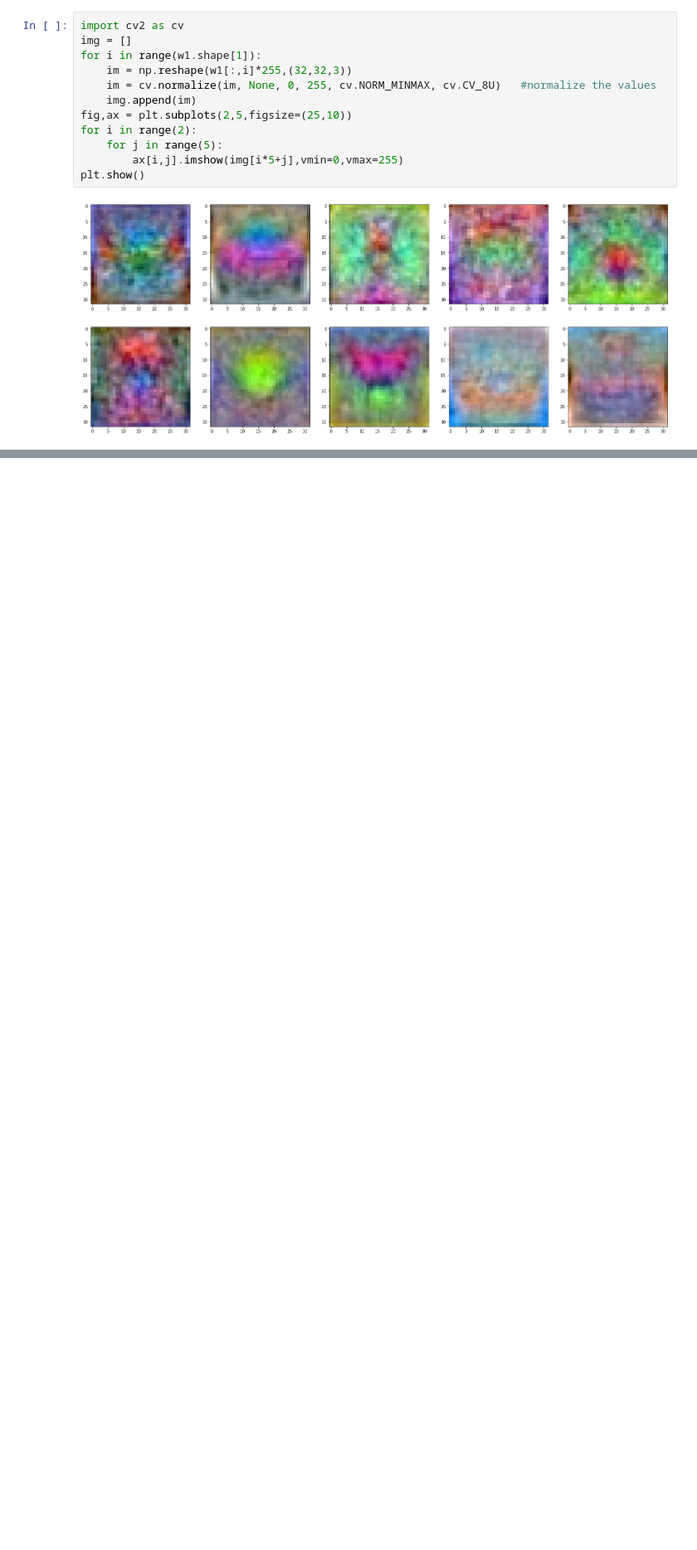
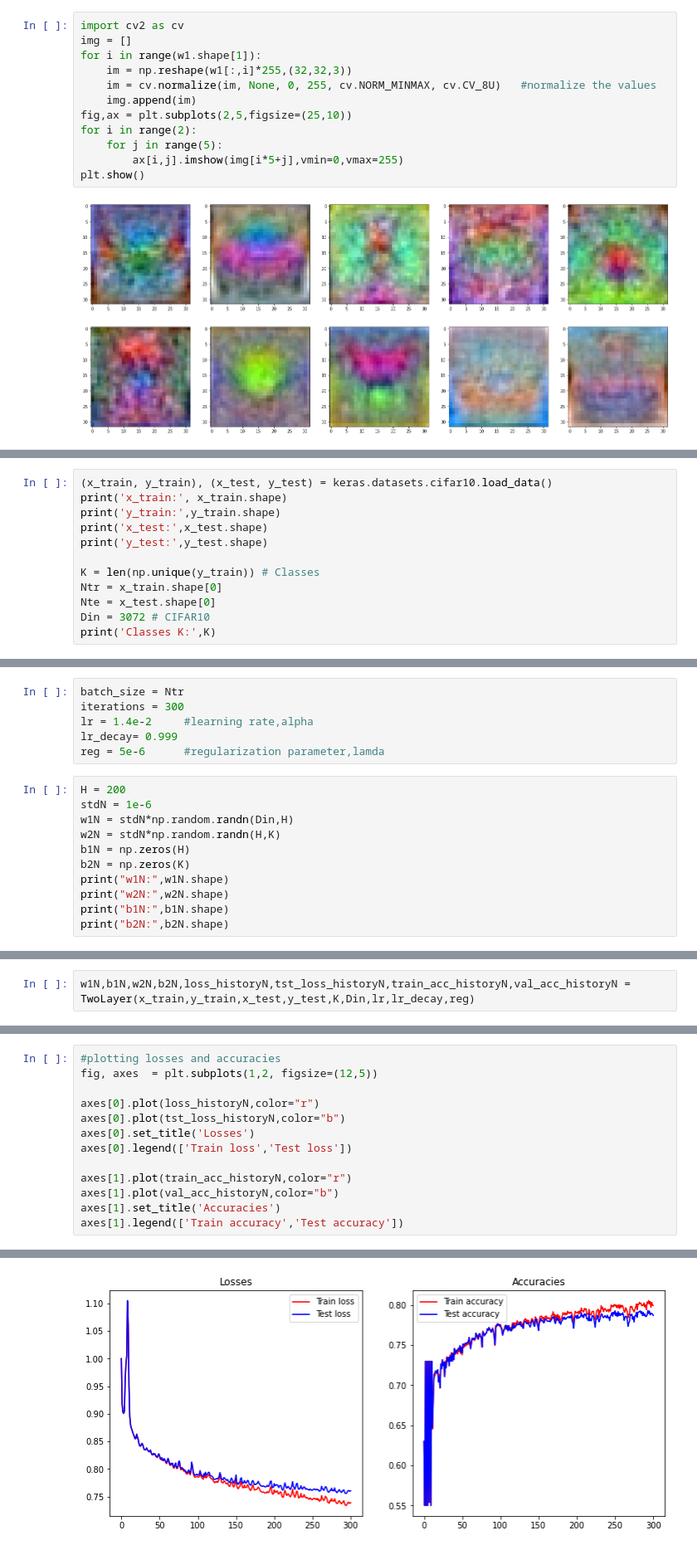
Before and after one commit to DilmiCaldera/Classification-Model-for-CIFAR10, a Jupyter notebook: A04_code.ipynb, the cells around one changed output, grey strips where cells are left out. Shown at 83% size. Drawn from its saved outputs; the diff is of its cells as text; blank space fills up the shorter version.

Commit message:
Two-layer fully connected network

```diff
--- a/A04_code.ipynb
+++ b/A04_code.ipynb
@@ -174,0 +177,12 @@ axes[1].legend(['Train accuracy','Test accuracy'])
+# %%
+(x_train, y_train), (x_test, y_test) = keras.datasets.cifar10.load_data()
+print('x_train:', x_train.shape)
+print('y_train:',y_train.shape)
+print('x_test:',x_test.shape)
+print('y_test:',y_test.shape)
+
+K = len(np.unique(y_train)) # Classes
+Ntr = x_train.shape[0]
+Nte = x_test.shape[0]
+Din = 3072 # CIFAR10
+print('Classes K:',K)
@@ -174,0 +217,17 @@ axes[1].legend(['Train accuracy','Test accuracy'])
+# %%
+batch_size = Ntr
+iterations = 300
+lr = 1.4e-2     #learning rate,alpha
+lr_decay= 0.999
+reg = 5e-6      #regularization parameter,lamda
+# %%
+H = 200
+stdN = 1e-6
+w1N = stdN*np.random.randn(Din,H)
+w2N = stdN*np.random.randn(H,K)
+b1N = np.zeros(H)
+b2N = np.zeros(K)
+print("w1N:",w1N.shape)
+print("w2N:",w2N.shape)
+print("b1N:",b1N.shape)
+print("b2N:",b2N.shape)
@@ -174,0 +295,2 @@ axes[1].legend(['Train accuracy','Test accuracy'])
+# %%
+w1N,b1N,w2N,b2N,loss_historyN,tst_loss_historyN,train_acc_historyN,val_acc_historyN = TwoLayer(x_train,y_train,x_test,y_test,K,Din,lr,lr_decay,reg)
@@ -174,0 +315,14 @@ axes[1].legend(['Train accuracy','Test accuracy'])
+# %%
+#plotting losses and accuracies
+fig, axes  = plt.subplots(1,2, figsize=(12,5))
+
+axes[0].plot(loss_historyN,color="r")
+axes[0].plot(tst_loss_historyN,color="b")
+axes[0].set_title('Losses')
+axes[0].legend(['Train loss','Test loss'])
+
+axes[1].plot(train_acc_historyN,color="r")
+axes[1].plot(val_acc_historyN,color="b")
+axes[1].set_title('Accuracies')
+axes[1].legend(['Train accuracy','Test accuracy'])
+# %% [output]
@@ -174,0 +330 @@ axes[1].legend(['Train accuracy','Test accuracy'])
+[figure, added]
```
Also changed, not shown: parts of 10 cells of this notebook.
